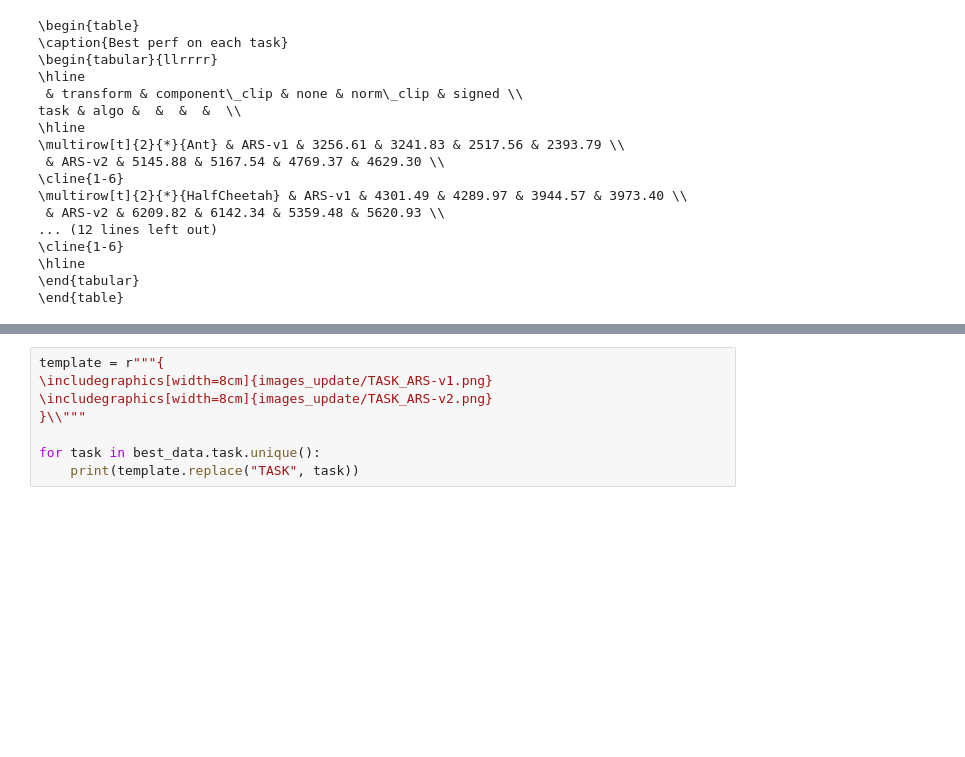
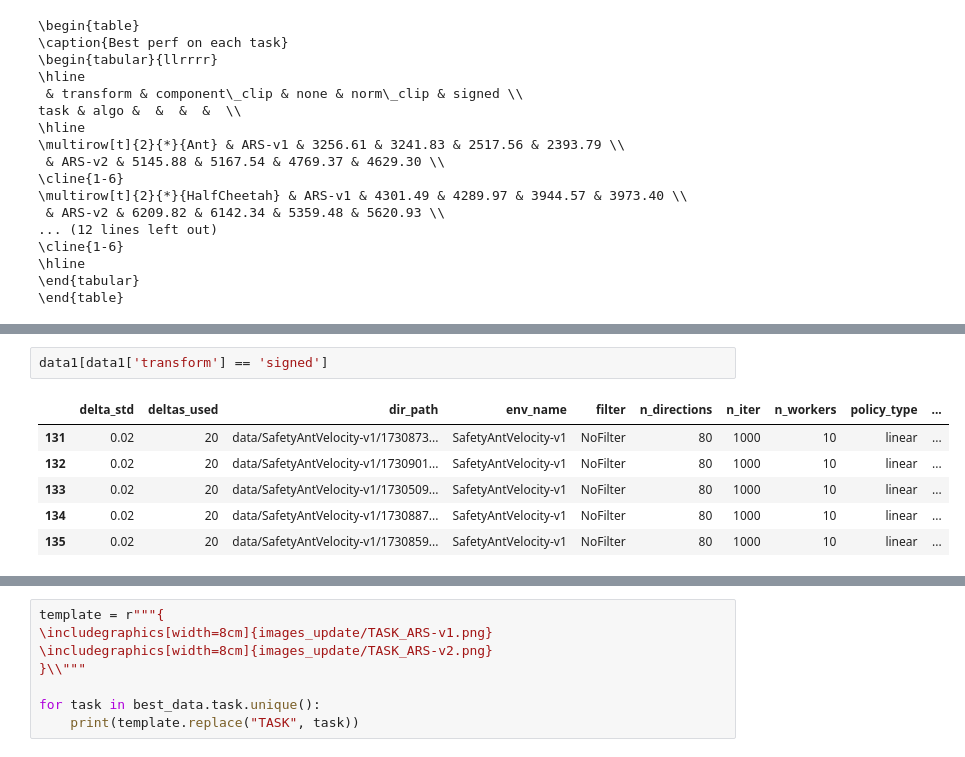
Before and after one commit to deepakhr1999/ARS, a Jupyter notebook: code/plot_hparam_grid.ipynb, the cells around one changed output, grey strips where cells are left out. Drawn from its saved outputs; the diff is of its cells as text; blank space fills up the shorter version.

```diff
--- a/code/plot_hparam_grid.ipynb
+++ b/code/plot_hparam_grid.ipynb
@@ -237,3 +265,12 @@ task & algo &  &  &  &  \\
+# %%
+data1[data1['transform'] == 'signed']
+# %% [output]
+|  | delta_std | deltas_used | dir_path | env_name | filter | n_directions | n_iter | n_workers | policy_type | ... |
+| 131 | 0.02 | 20 | data/SafetyAntVelocity-v1/1730873... | SafetyAntVelocity-v1 | NoFilter | 80 | 1000 | 10 | linear | ... |
+| 132 | 0.02 | 20 | data/SafetyAntVelocity-v1/1730901... | SafetyAntVelocity-v1 | NoFilter | 80 | 1000 | 10 | linear | ... |
+| 133 | 0.02 | 20 | data/SafetyAntVelocity-v1/1730509... | SafetyAntVelocity-v1 | NoFilter | 80 | 1000 | 10 | linear | ... |
+| 134 | 0.02 | 20 | data/SafetyAntVelocity-v1/1730887... | SafetyAntVelocity-v1 | NoFilter | 80 | 1000 | 10 | linear | ... |
+| 135 | 0.02 | 20 | data/SafetyAntVelocity-v1/1730859... | SafetyAntVelocity-v1 | NoFilter | 80 | 1000 | 10 | linear | ... |
 # %%
 for (task, algo), data1 in best_data.groupby(["task", "algo"]):
 
```
Also changed, not shown: parts of 4 cells of this notebook, 12 other files.
